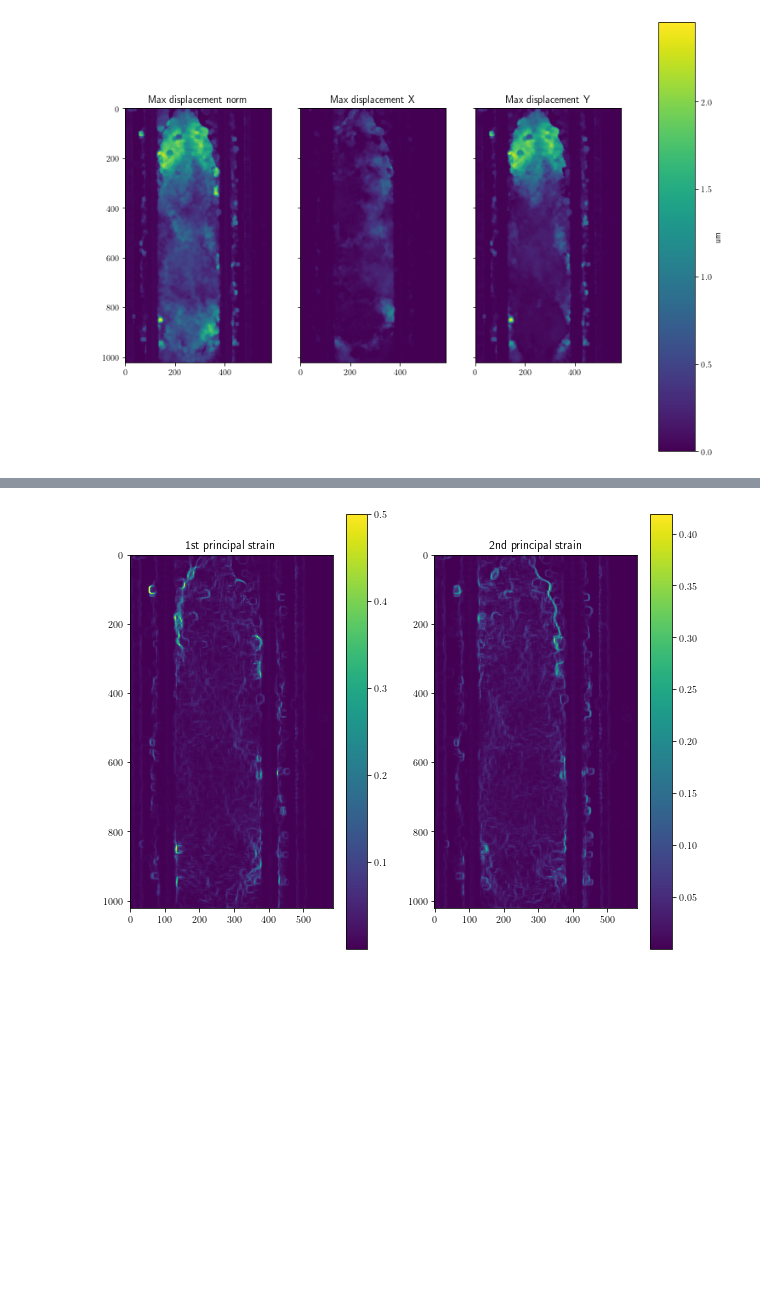
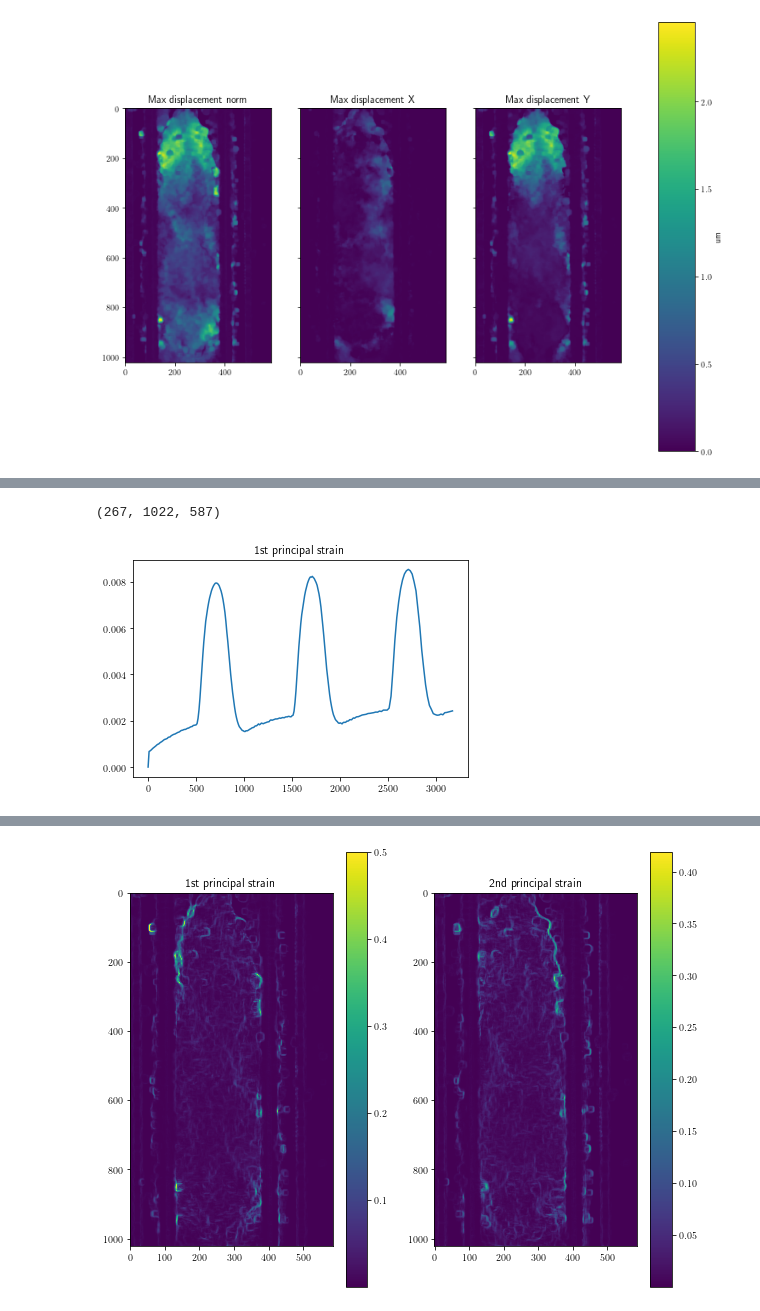
Before and after one commit to ComputationalPhysiology/mps_motion, a Jupyter notebook: demo/demo.ipynb, the cells around one changed output, grey strips where cells are left out. Saved outputs shown, nothing was run; the diff lists cells and outputs as text; code cells hidden in the pictures; blank space fills up the shorter version.

Commit message:
Update demo with plotting strain

```diff
--- a/demo/demo.ipynb
+++ b/demo/demo.ipynb
@@ -91,0 +88,11 @@ e2 = m.principal_strain(1)
+# %%
+e1.shape
+# %% [output]
+(267, 1022, 587)
+# %%
+fig, ax = plt.subplots()
+ax.plot(data.time_stamps, e1.mean((1, 2)))
+ax.set_title("1st principal strain")
+plt.show()
+# %% [output]
+[figure, added]
```
Also changed, not shown: parts of 5 cells of this notebook.
